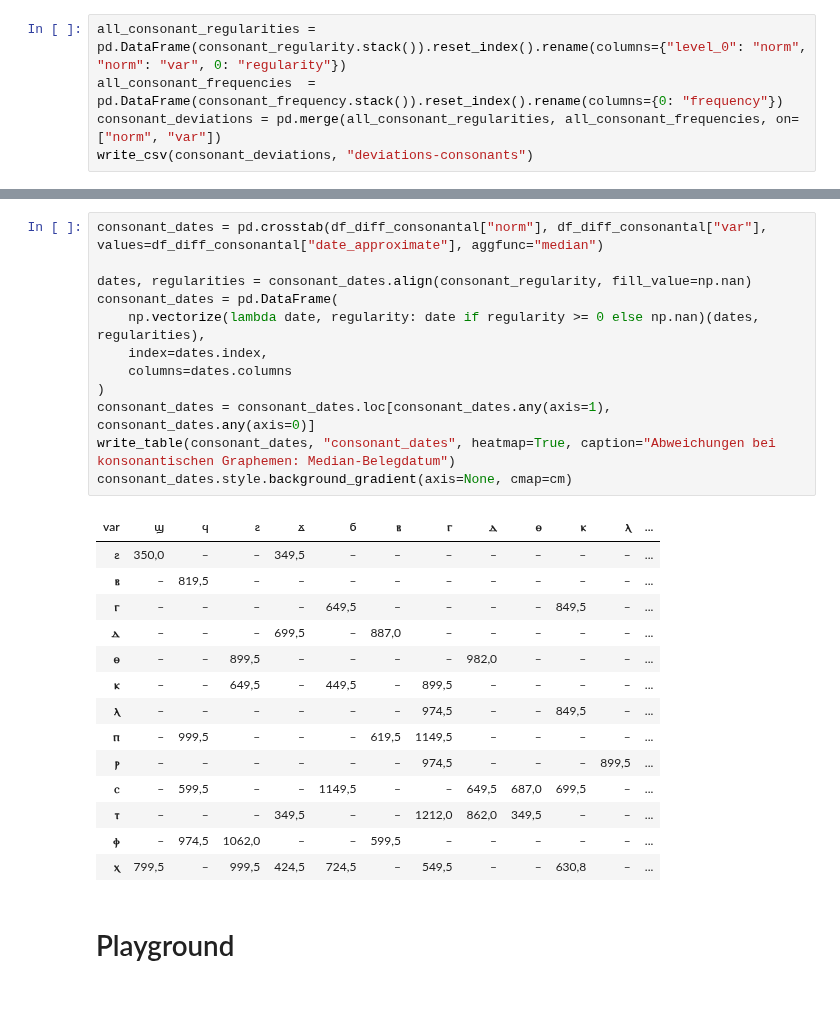
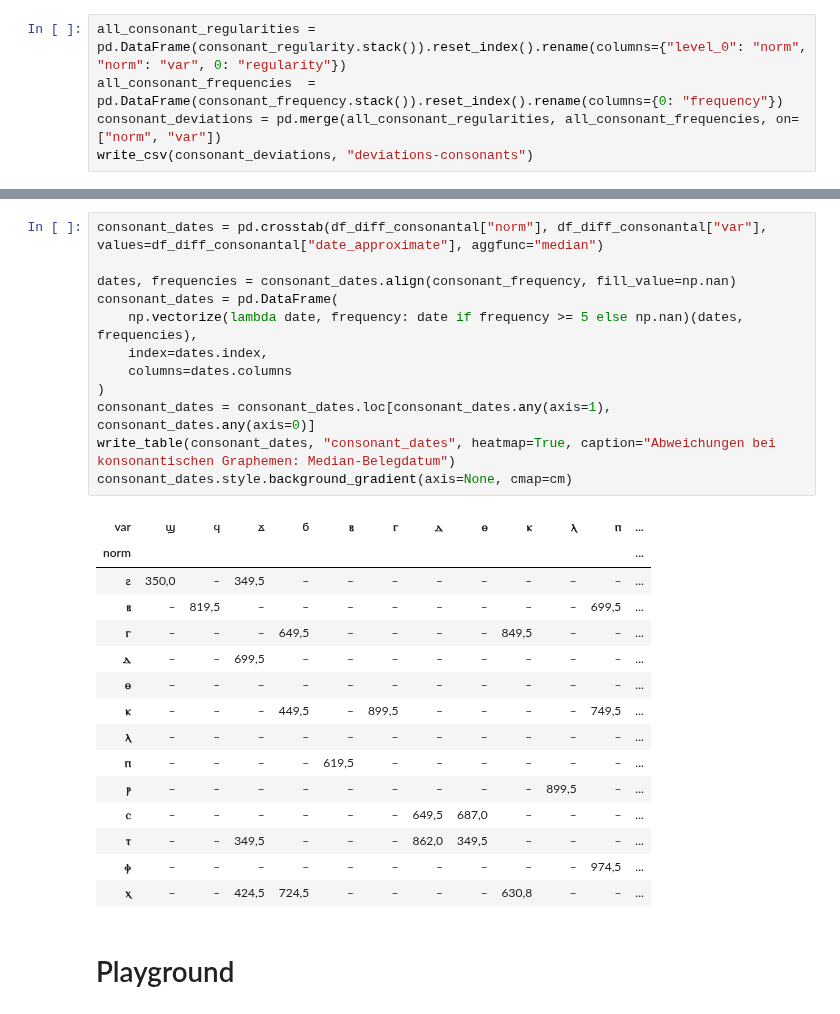
Before and after one commit to kmein/greek-coptic, a Jupyter notebook: greek-coptic.ipynb, the cells around one changed output, grey strips where cells are left out. Saved outputs shown, nothing was run; the diff lists cells and outputs as text.

```diff
--- a/greek-coptic.ipynb
+++ b/greek-coptic.ipynb
@@ -1025,30 +1027,31 @@ plt.show()
 # %%
 consonant_dates = pd.crosstab(df_diff_consonantal["norm"], df_diff_consonantal["var"], values=df_diff_consonantal["date_approximate"], aggfunc="median")
 
-dates, regularities = consonant_dates.align(consonant_regularity, fill_value=np.nan)
+dates, frequencies = consonant_dates.align(consonant_frequency, fill_value=np.nan)
 consonant_dates = pd.DataFrame(
-    np.vectorize(lambda date, regularity: date if regularity >= 0 else np.nan)(dates, regularities),
+    np.vectorize(lambda date, frequency: date if frequency >= 5 else np.nan)(dates, frequencies),
     index=dates.index,
     columns=dates.columns
 )
 consonant_dates = consonant_dates.loc[consonant_dates.any(axis=1), consonant_dates.any(axis=0)]
 write_table(consonant_dates, "consonant_dates", heatmap=True, caption="Abweichungen bei konsonantischen Graphemen: Median-Belegdatum")
 consonant_dates.style.background_gradient(axis=None, cmap=cm)
 # %% [output]
-| var | ϣ | ϥ | ϩ | ϫ | ϭ | ⲃ | ⲅ | ⲇ | ⲑ | ⲕ | ⲗ | ... |
-| ϩ | 350,0 | – | – | 349,5 | – | – | – | – | – | – | – | ... |
-| ⲃ | – | 819,5 | – | – | – | – | – | – | – | – | – | ... |
-| ⲅ | – | – | – | – | 649,5 | – | – | – | – | 849,5 | – | ... |
-| ⲇ | – | – | – | 699,5 | – | 887,0 | – | – | – | – | – | ... |
-| ⲑ | – | – | 899,5 | – | – | – | – | 982,0 | – | – | – | ... |
-| ⲕ | – | – | 649,5 | – | 449,5 | – | 899,5 | – | – | – | – | ... |
-| ⲗ | – | – | – | – | – | – | 974,5 | – | – | 849,5 | – | ... |
-| ⲡ | – | 999,5 | – | – | – | 619,5 | 1149,5 | – | – | – | – | ... |
-| ⲣ | – | – | – | – | – | – | 974,5 | – | – | – | 899,5 | ... |
-| ⲥ | – | 599,5 | – | – | 1149,5 | – | – | 649,5 | 687,0 | 699,5 | – | ... |
-| ⲧ | – | – | – | 349,5 | – | – | 1212,0 | 862,0 | 349,5 | – | – | ... |
-| ⲫ | – | 974,5 | 1062,0 | – | – | 599,5 | – | – | – | – | – | ... |
-| ⲭ | 799,5 | – | 999,5 | 424,5 | 724,5 | – | 549,5 | – | – | 630,8 | – | ... |
+| var | ϣ | ϥ | ϫ | ϭ | ⲃ | ⲅ | ⲇ | ⲑ | ⲕ | ⲗ | ⲡ | ... |
+| norm |  |  |  |  |  |  |  |  |  |  |  | ... |
+| ϩ | 350,0 | – | 349,5 | – | – | – | – | – | – | – | – | ... |
+| ⲃ | – | 819,5 | – | – | – | – | – | – | – | – | 699,5 | ... |
+| ⲅ | – | – | – | 649,5 | – | – | – | – | 849,5 | – | – | ... |
+| ⲇ | – | – | 699,5 | – | – | – | – | – | – | – | – | ... |
+| ⲑ | – | – | – | – | – | – | – | – | – | – | – | ... |
+| ⲕ | – | – | – | 449,5 | – | 899,5 | – | – | – | – | 749,5 | ... |
+| ⲗ | – | – | – | – | – | – | – | – | – | – | – | ... |
+| ⲡ | – | – | – | – | 619,5 | – | – | – | – | – | – | ... |
+| ⲣ | – | – | – | – | – | – | – | – | – | 899,5 | – | ... |
+| ⲥ | – | – | – | – | – | – | 649,5 | 687,0 | – | – | – | ... |
+| ⲧ | – | – | 349,5 | – | – | – | 862,0 | 349,5 | – | – | – | ... |
+| ⲫ | – | – | – | – | – | – | – | – | – | – | 974,5 | ... |
+| ⲭ | – | – | 424,5 | 724,5 | – | – | – | – | 630,8 | – | – | ... |
 # %% [markdown]
 # Playground
 # %%
```
Also changed, not shown: parts of 6 cells of this notebook, 1 other file.
